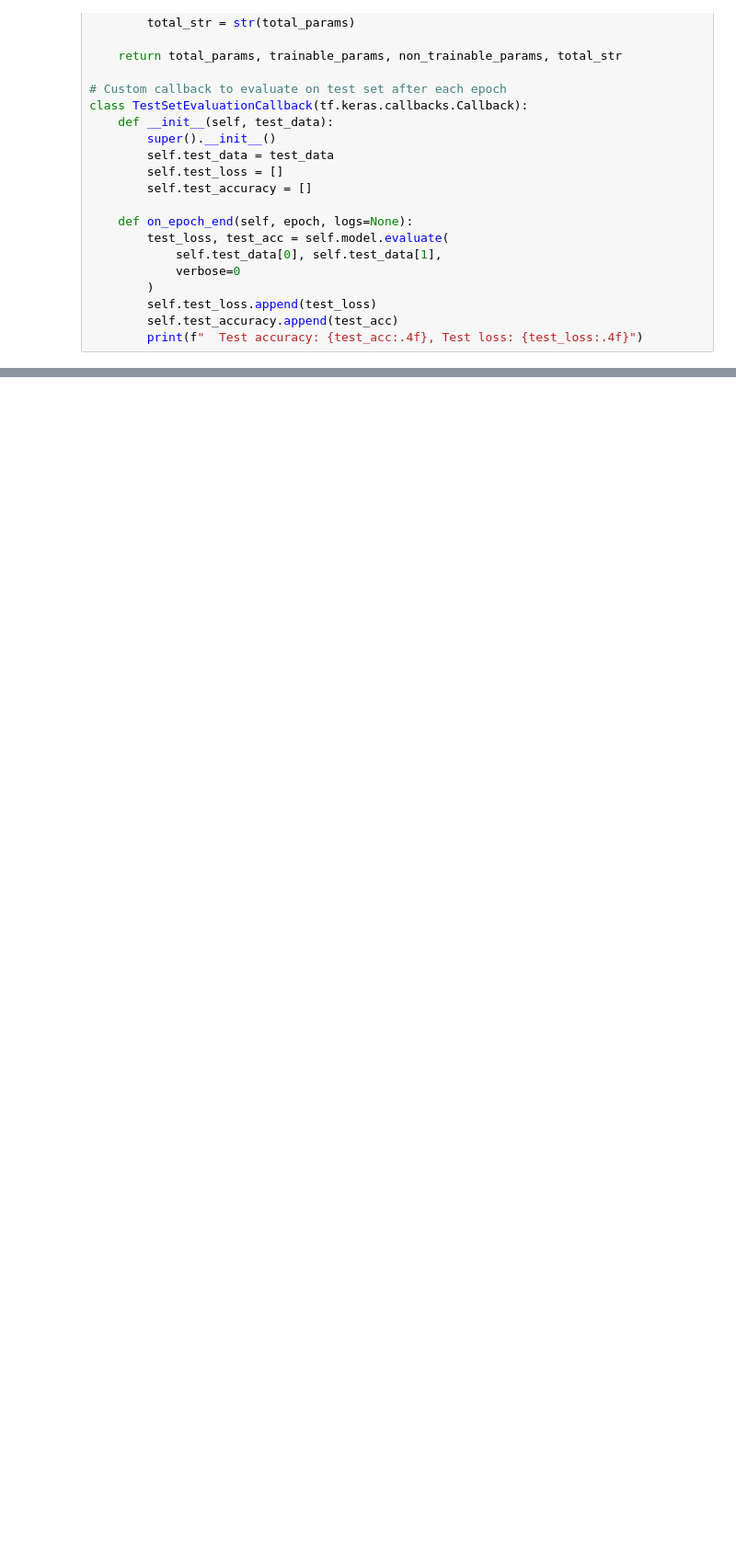
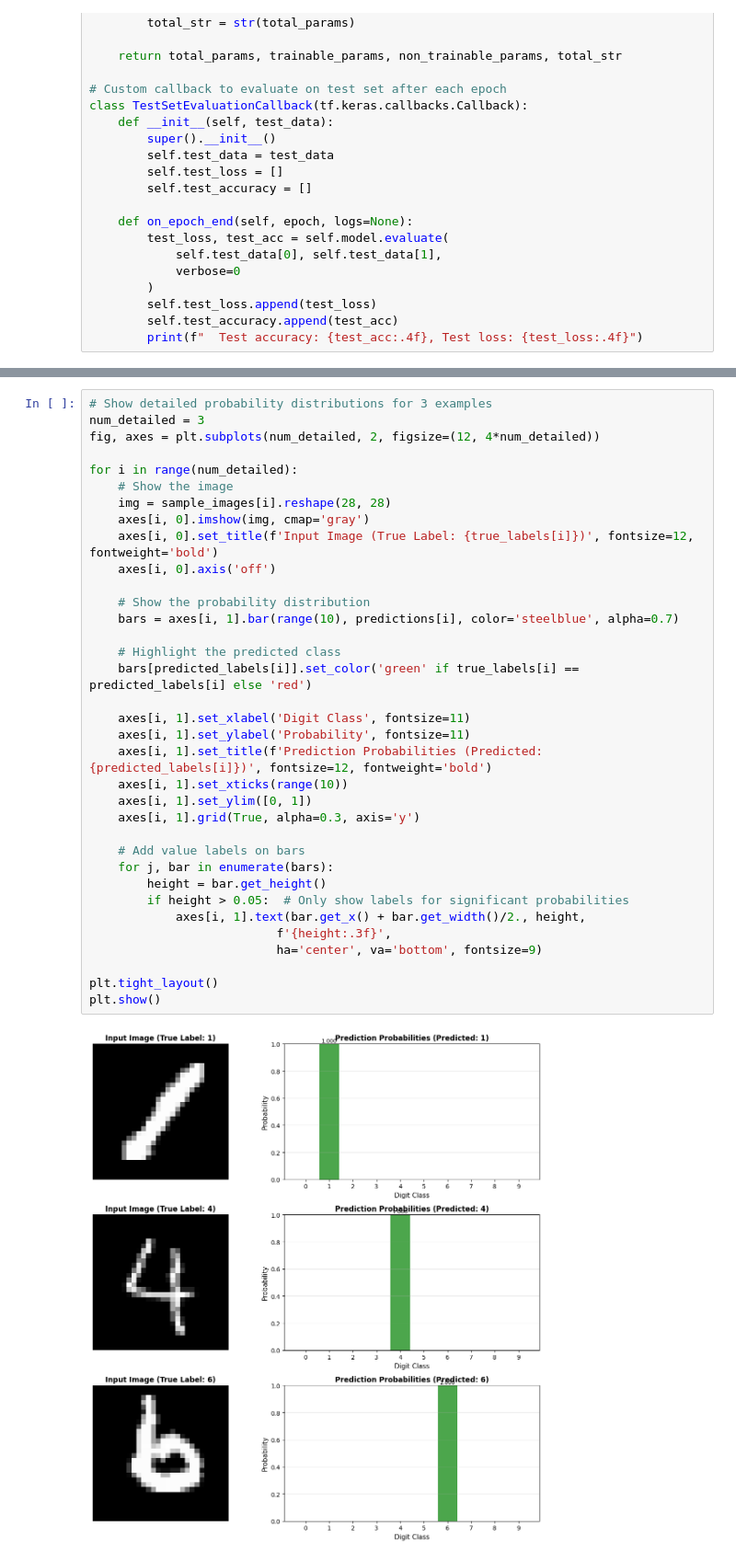
Before and after one commit to philmui/research2026, a Jupyter notebook: 01-nn/notebooks/Digits MNIST.ipynb, the cells around one changed output, grey strips where cells are left out. Shown at 92% size. Cells and saved outputs as stored; diff of their text form; blank space fills up the shorter version.

Commit message:
Complete Digits MNIST notebook with training, eval, inference.

```diff
--- a/01-nn/notebooks/Digits MNIST.ipynb
+++ b/01-nn/notebooks/Digits MNIST.ipynb
@@ -321,0 +407,37 @@ Total Time:       11.13s (0.19 min)
+# %%
+# Show detailed probability distributions for 3 examples
+num_detailed = 3
+fig, axes = plt.subplots(num_detailed, 2, figsize=(12, 4*num_detailed))
+
+for i in range(num_detailed):
+    # Show the image
+    img = sample_images[i].reshape(28, 28)
+    axes[i, 0].imshow(img, cmap='gray')
+    axes[i, 0].set_title(f'Input Image (True Label: {true_labels[i]})', fontsize=12, fontweight='bold')
+    axes[i, 0].axis('off')
+
+    # Show the probability distribution
+    bars = axes[i, 1].bar(range(10), predictions[i], color='steelblue', alpha=0.7)
+
+    # Highlight the predicted class
+    bars[predicted_labels[i]].set_color('green' if true_labels[i] == predicted_labels[i] else 'red')
+
+    axes[i, 1].set_xlabel('Digit Class', fontsize=11)
+    axes[i, 1].set_ylabel('Probability', fontsize=11)
+    axes[i, 1].set_title(f'Prediction Probabilities (Predicted: {predicted_labels[i]})', fontsize=12, fontweight='bold')
+    axes[i, 1].set_xticks(range(10))
+    axes[i, 1].set_ylim([0, 1])
+    axes[i, 1].grid(True, alpha=0.3, axis='y')
+
+    # Add value labels on bars
+    for j, bar in enumerate(bars):
+        height = bar.get_height()
+        if height > 0.05:  # Only show labels for significant probabilities
+            axes[i, 1].text(bar.get_x() + bar.get_width()/2., height,
+                          f'{height:.3f}',
+                          ha='center', va='bottom', fontsize=9)
+
+plt.tight_layout()
+plt.show()
+# %% [output]
+[figure, added]
```
Also changed, not shown: parts of 11 cells of this notebook.
